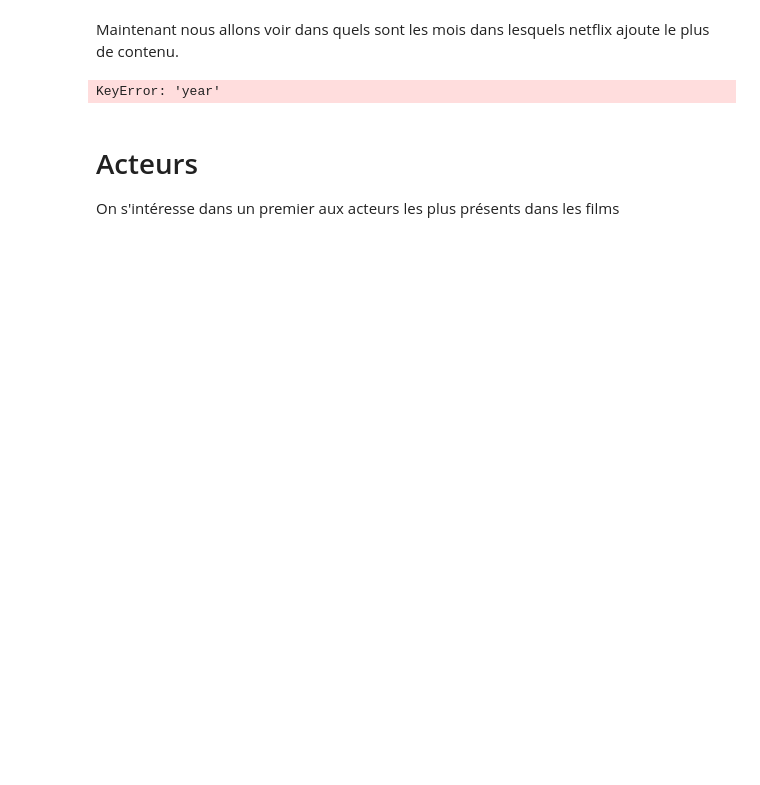
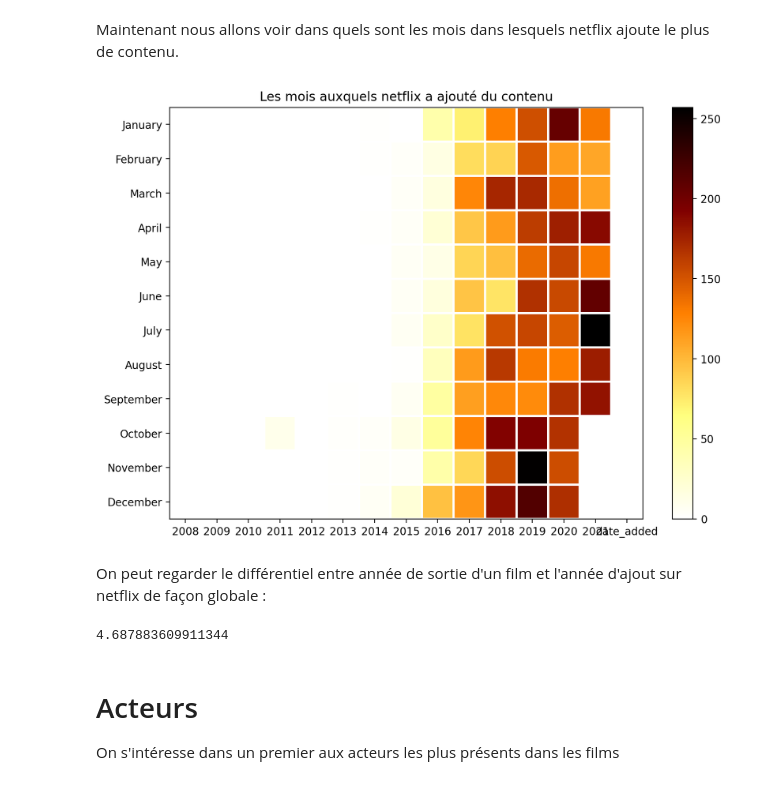
Before and after one commit to hediturki123/netflix-dataset-analysis, a Jupyter notebook: src/projet.ipynb, the cells around one changed output. Cells and saved outputs as stored; diff of their text form; code cells hidden in the pictures; blank space fills up the shorter version.

Commit message:
fix heat map and add mean of content time pusblishment

```diff
--- a/src/projet.ipynb
+++ b/src/projet.ipynb
@@ -12,7 +13,7 @@ netflix_df = pd.read_csv("../data/netflix_titles.csv", delimiter=",",
 Nettoyage des données : supprimer les NaN
 # %%
 netflix_df["country"] = netflix_df["country"].fillna(netflix_df["country"].mode()[0])
-netflix_date = netflix_df['date_added'].dropna()
+netflix_date = netflix_df[["date_added"]].dropna()
 netflix_df["cast"] = netflix_df["cast"].fillna(netflix_df["cast"].mode()[0])
 # %% [markdown]
 Voici le dataset que nous avons étudié :
@@ -184,18 +185,42 @@ display_bar(tv_shows_release_occ, "Années de sortie des séries", "Années de s
 # %% [markdown]
 Maintenant nous allons voir dans quels sont les mois dans lesquels netflix ajoute le plus de contenu.
 # %%
-months = ['January', 'February', 'March', 'April', 'May', 'June', 'July', 'August', 'September', 'October',
-                   'November', 'December'][::-1]
+months = ["January", "February", "March", "April", "May", "June", "July", "August", "September", "October",
+                   "November", "December"][::-1]
 
-netflix_date['year'] =  netflix_df['date_added'].dropna().apply(lambda x: x.split(', ')[-1])
-netflix_date['month'] =  netflix_df['date_added'].dropna().apply(lambda x: x.lstrip().split(' ')[0])
+netflix_date["year"] =  netflix_df["date_added"].dropna().apply(lambda x: x.split(", ")[-1])
+netflix_date["month"] =  netflix_df["date_added"].dropna().apply(lambda x: x.lstrip().split(" ")[0])
 
-df = netflix_date.groupby('year')['month'].value_counts().unstack().fillna(0)[months].T
+netflix_date_df = netflix_date.groupby("year")["month"].value_counts().unstack().fillna(0)[months].T
 plt.figure(figsize=(10, 7), dpi=200)
-plt.imshow(df, cmap='hot', interpolation='nearest')
-plt.show() # A corriger !!!!
+plt.pcolor(netflix_date_df, cmap="afmhot_r", edgecolors="w", linewidths=2) # heatmap
+plt.xticks(np.arange(0.5, len(netflix_date_df.columns), 1), netflix_date_df.columns)
+plt.yticks(np.arange(0.5, len(netflix_date_df.index), 1), netflix_date_df.index)
+
+plt.title("Les mois auxquels netflix a ajouté du contenu")
+plt.colorbar()
+
+plt.show()
 # %% [output]
-KeyError: 'year'
+[figure, added]
+# %% [markdown]
+On peut regarder le différentiel entre année de sortie d'un film et l'année d'ajout sur netflix de façon globale :
+# %%
+netflix_date["year_added"] = netflix_df["date_added"].dropna().apply(lambda x: x.split(", ")[-1])
+netflix_date["release_year"] = netflix_df["release_year"].dropna()
+
+netflix_date["year_added"][0] = 0
+netflix_date["release_year"][0] = 0
+
+def mean_release_added_year():
+    result = 0
+    for index, row in netflix_date.iterrows():
+        result += int(row["year_added"]) - int(row["release_year"])
+    return result/len(netflix_date)
+
+print(mean_release_added_year())
+# %% [output]
+4.687883609911344
 # %% [markdown]
 # Acteurs
 On s'intéresse dans un premier aux acteurs les plus présents dans les films
```
Also changed, not shown: parts of 10 cells of this notebook.
